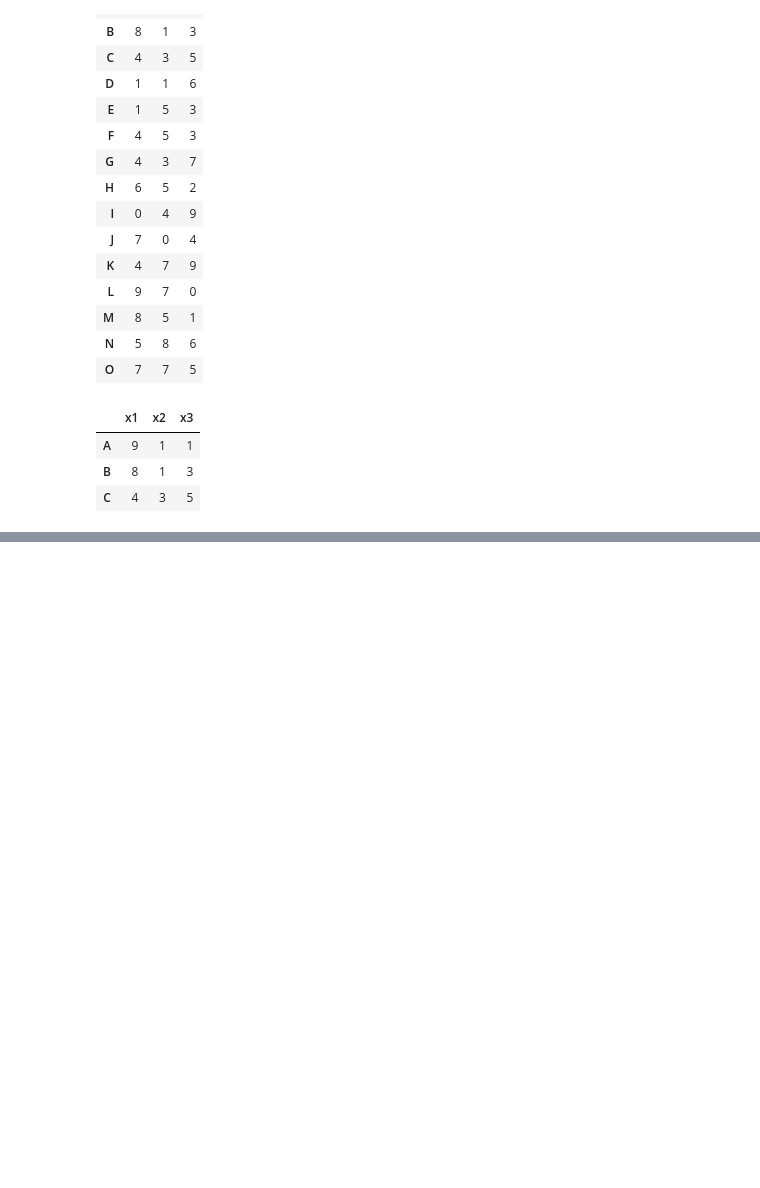
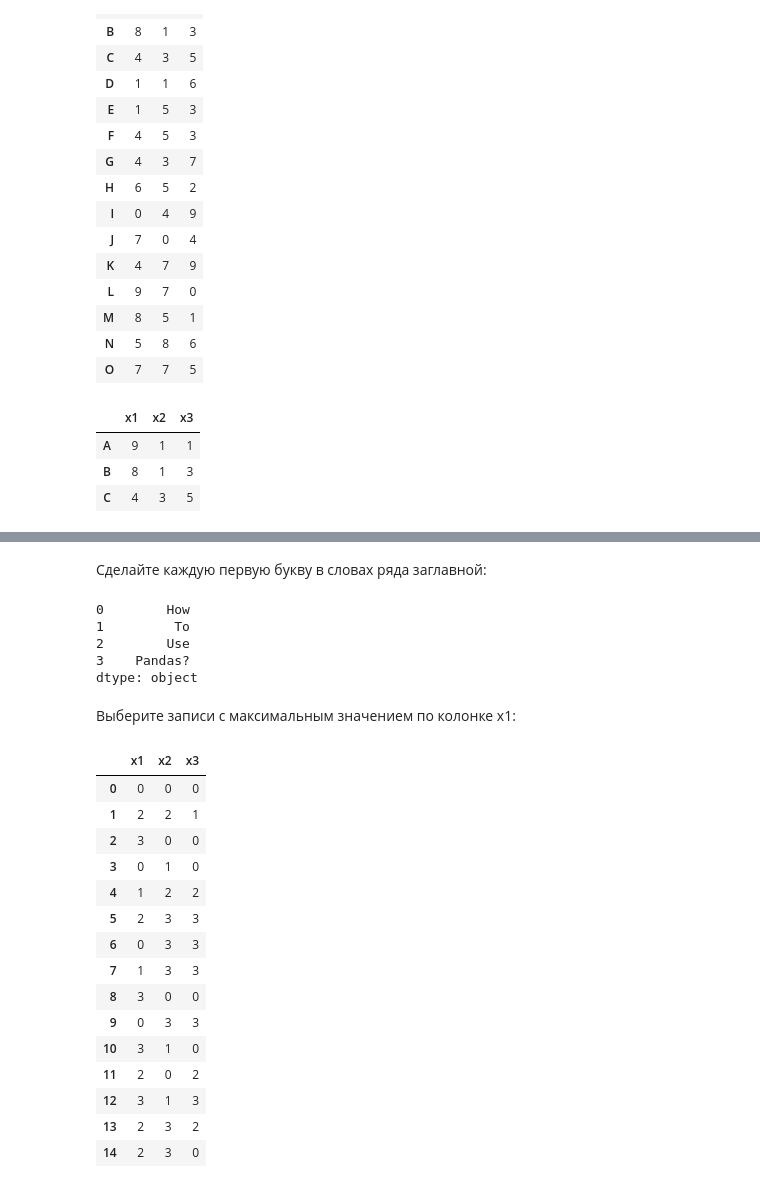
Before and after one commit to Nivoter/ML, a Jupyter notebook: PR03.ipynb, the cells around one changed output, grey strips where cells are left out. Saved outputs shown, nothing was run; the diff lists cells and outputs as text; code cells hidden in the pictures; blank space fills up the shorter version.

```diff
--- a/PR03.ipynb
+++ b/PR03.ipynb
@@ -413,0 +479,45 @@ df.head(3)
+# %% [markdown]
+
+Сделайте каждую первую букву в словах ряда заглавной:
+# %%
+ds = pd.Series(['how', 'to', 'use', 'pandas?'])
+
+# TODO - сделайте каждую первую букву заглавной с помощью Series.apply()
+def makeBig(words):
+  return words.title()
+ds.apply(makeBig)
+# %% [output]
+0        How
+1         To
+2        Use
+3    Pandas?
+dtype: object
+# %% [markdown]
+
+Выберите записи с максимальным значением по колонке x1:
+# %%
+df = pd.DataFrame(
+    np.random.randint(0, 4, size=(15, 3)),
+    columns=['x1', 'x2', 'x3']
+)
+
+# TODO - выберите те записи, которые имеют x1 равный
+#           максимальному значению в колонке x1
+df
+# %% [output]
+|  | x1 | x2 | x3 |
+| 0 | 0 | 0 | 0 |
+| 1 | 2 | 2 | 1 |
+| 2 | 3 | 0 | 0 |
+| 3 | 0 | 1 | 0 |
+| 4 | 1 | 2 | 2 |
+| 5 | 2 | 3 | 3 |
+| 6 | 0 | 3 | 3 |
+| 7 | 1 | 3 | 3 |
+| 8 | 3 | 0 | 0 |
+| 9 | 0 | 3 | 3 |
+| 10 | 3 | 1 | 0 |
+| 11 | 2 | 0 | 2 |
+| 12 | 3 | 1 | 3 |
+| 13 | 2 | 3 | 2 |
+| 14 | 2 | 3 | 0 |
```
Also changed, not shown: parts of 21 cells of this notebook.
